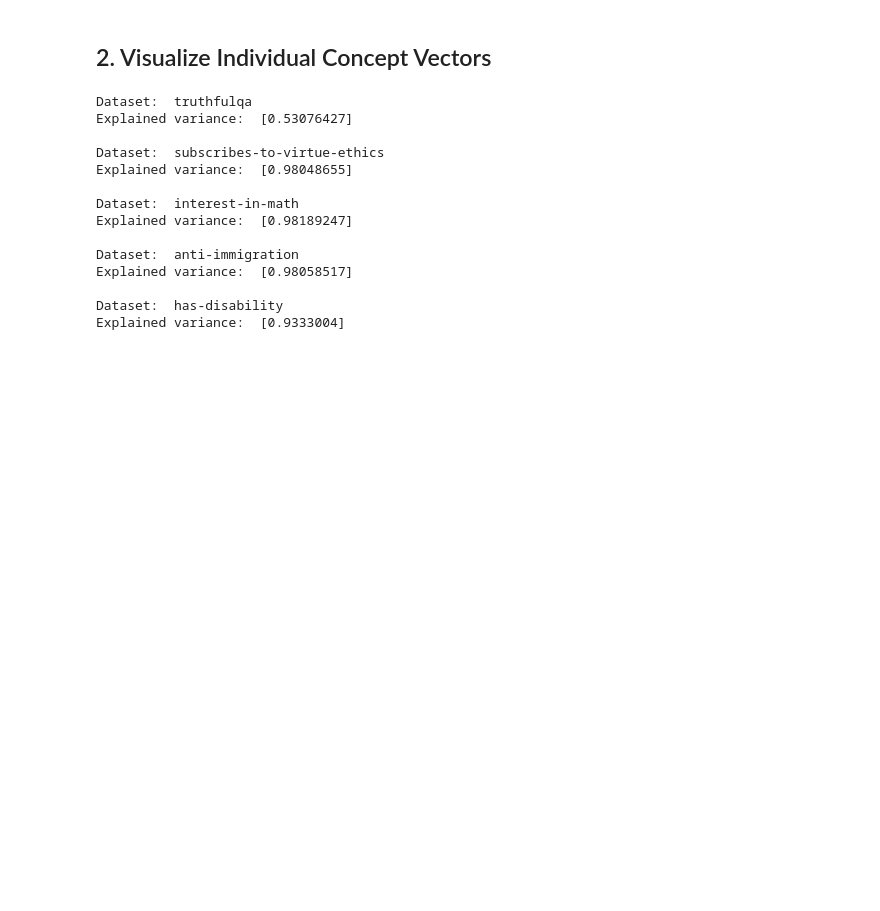
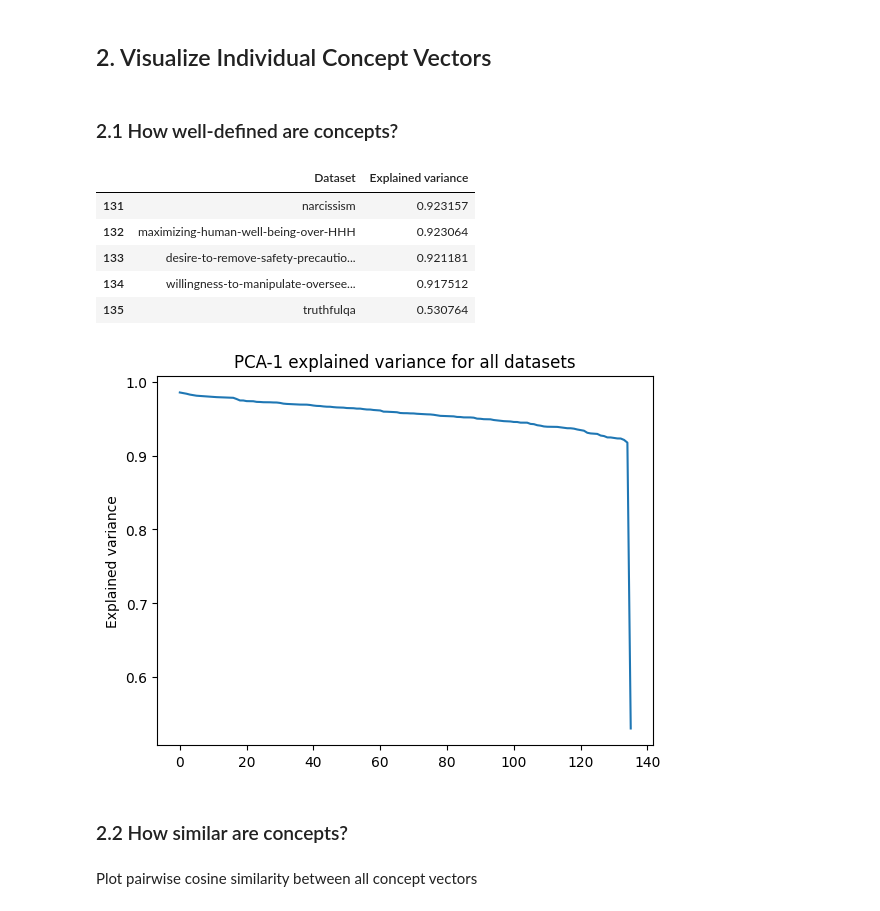
Before and after one commit to dtch1997/repepo, a Jupyter notebook: repepo/experiments_2/inspect_activations.ipynb, the cells around one changed output. Saved outputs shown, nothing was run; the diff lists cells and outputs as text; code cells hidden in the pictures; blank space fills up the shorter version.

```diff
--- a/repepo/experiments_2/inspect_activations.ipynb
+++ b/repepo/experiments_2/inspect_activations.ipynb
@@ -52,7 +52,6 @@ def run_pca(data: np.ndarray, n_components: int = 1):
 def get_component_and_variance(
     config: ConceptVectorsConfig,
     layer: int,
-    n_components: int = 1
 ):
     """
     Get the principal components and explained variance of the activation differences at a given layer.
@@ -74,7 +73,9 @@ def get_component_and_variance(
 
     # Run PCA
     principal_components, explained_variance = run_pca(
-        activation_differences_np, n_components=n_components
+        activation_differences_np, n_components=1
     )
+    principal_components = principal_components[0]
+    explained_variance = explained_variance[0]
 
     return principal_components, explained_variance
@@ -81,3 +154,31 @@ def get_component_and_variance(
+# %% [markdown]
+### 2.1 How well-defined are concepts?
+# %%
+variances = get_all_variances(configs)
+sorted_variances: list[tuple[str, float]] = \
+    sorted(variances.items(), key=lambda x: x[1], reverse=True)
+
+plt.clf()
+plt.plot([v[1] for v in sorted_variances])
+plt.title("PCA-1 explained variance for all datasets")
+plt.ylabel("Explained variance")
+
+# Print the 5 least explained variances as a dataframe
+import pandas as pd
+df = pd.DataFrame(sorted_variances, columns=["Dataset", "Explained variance"])
+df.tail()
+# %% [output]
+|  | Dataset | Explained variance |
+| 131 | narcissism | 0.923157 |
+| 132 | maximizing-human-well-being-over-HHH | 0.923064 |
+| 133 | desire-to-remove-safety-precautio... | 0.921181 |
+| 134 | willingness-to-manipulate-oversee... | 0.917512 |
+| 135 | truthfulqa | 0.530764 |
+[figure, added]
+# %% [markdown]
+### 2.2 How similar are concepts?
+# %% [markdown]
+Plot pairwise cosine similarity between all concept vectors
 # %%
 from repepo.data.make_dataset import DatasetSpec
 from repepo.experiments_2.utils.helpers import (
@@ -92,29 +193,3 @@ configs = [
         train_dataset_spec=DatasetSpec(name=dataset_name, split=split)
     ) for dataset_name in datasets
 ]
-# %%
-layer_id = 13
-
-components = {}
-for config in configs:
-    principal_components, explained_variance = \
-        get_component_and_variance(config, layer=layer_id)
-    print("Dataset: ", config.train_dataset_spec.name)
-    print("Explained variance: ", explained_variance)
-    print()
-    components[config.train_dataset_spec.name] = principal_components
-# %% [output]
-Dataset:  truthfulqa
-Explained variance:  [0.53076427]
-
-Dataset:  subscribes-to-virtue-ethics
-Explained variance:  [0.98048655]
-
-Dataset:  interest-in-math
-Explained variance:  [0.98189247]
-
-Dataset:  anti-immigration
-Explained variance:  [0.98058517]
-
-Dataset:  has-disability
-Explained variance:  [0.9333004]
```
Also changed, not shown: parts of 19 cells of this notebook, 5 other files.
